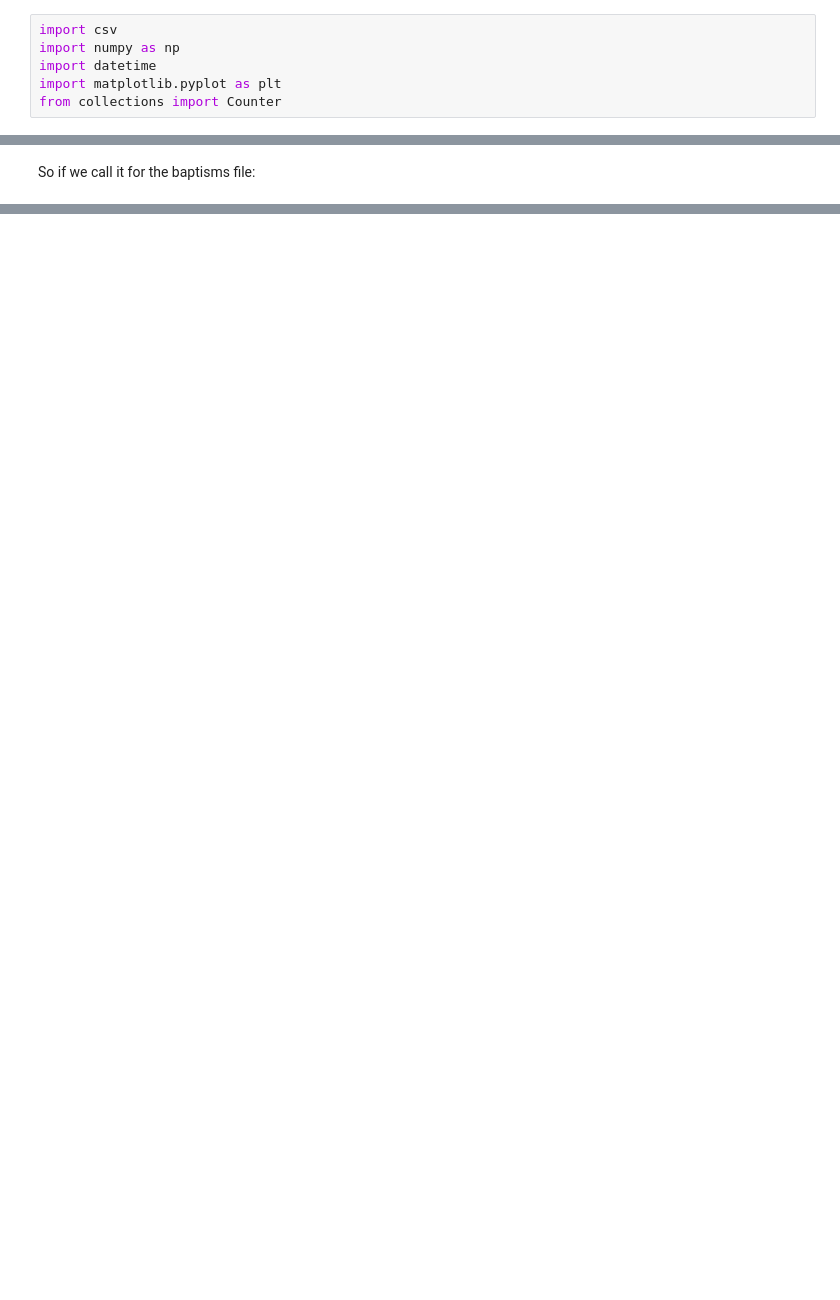
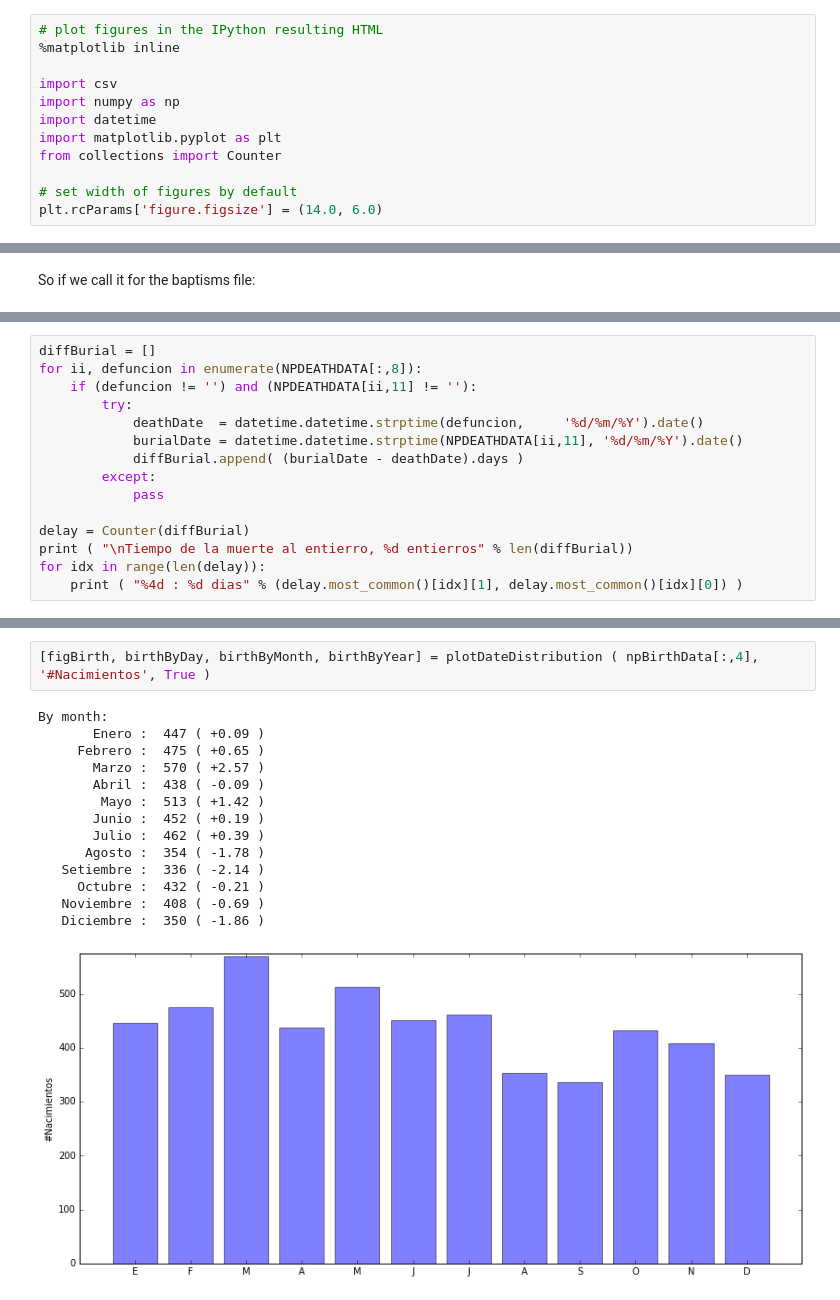
Before and after one commit to adriapr/demography-analysis, a Jupyter notebook: Demographic_analysis_1.ipynb, the cells around one changed output, grey strips where cells are left out. Drawn from its saved outputs; the diff is of its cells as text; blank space fills up the shorter version.

Commit message:
IPython, draft 1 finished

```diff
--- a/Demographic_analysis_1.ipynb
+++ b/Demographic_analysis_1.ipynb
@@ -13,11 +13,17 @@ For this analysis, I opted for Python (v.3.5) as a felxible yet user-friendly to
 # %% [markdown]
 All modules are commonly used modules
 # %%
+# plot figures in the IPython resulting HTML
+%matplotlib inline
+
 import csv
 import numpy as np
 import datetime
 import matplotlib.pyplot as plt
 from collections import Counter
+
+# set width of figures by default
+plt.rcParams['figure.figsize'] = (14.0, 6.0)
 # %% [markdown]
 ### Reading the data
 # %% [markdown]
@@ -89,0 +245,15 @@ Number of Columns:   42
+# %%
+diffBurial = []
+for ii, defuncion in enumerate(NPDEATHDATA[:,8]):
+    if (defuncion != '') and (NPDEATHDATA[ii,11] != ''):
+        try:
+            deathDate  = datetime.datetime.strptime(defuncion,     '%d/%m/%Y').date()
+            burialDate = datetime.datetime.strptime(NPDEATHDATA[ii,11], '%d/%m/%Y').date()
+            diffBurial.append( (burialDate - deathDate).days )
+        except:
+            pass
+
+delay = Counter(diffBurial)
+print ( "\nTiempo de la muerte al entierro, %d entierros" % len(diffBurial))
+for idx in range(len(delay)):
+    print ( "%4d : %d dias" % (delay.most_common()[idx][1], delay.most_common()[idx][0]) )
@@ -89,0 +379,17 @@ Number of Columns:   42
+# %%
+[figBirth, birthByDay, birthByMonth, birthByYear] = plotDateDistribution ( npBirthData[:,4], '#Nacimientos', True )
+# %% [output]
+By month:
+       Enero :  447 ( +0.09 )
+     Febrero :  475 ( +0.65 )
+       Marzo :  570 ( +2.57 )
+       Abril :  438 ( -0.09 )
+        Mayo :  513 ( +1.42 )
+       Junio :  452 ( +0.19 )
+       Julio :  462 ( +0.39 )
+      Agosto :  354 ( -1.78 )
+   Setiembre :  336 ( -2.14 )
+     Octubre :  432 ( -0.21 )
+   Noviembre :  408 ( -0.69 )
+   Diciembre :  350 ( -1.86 )
+[figure, added]
```
Also changed, not shown: parts of 61 cells of this notebook, 1 other file.
